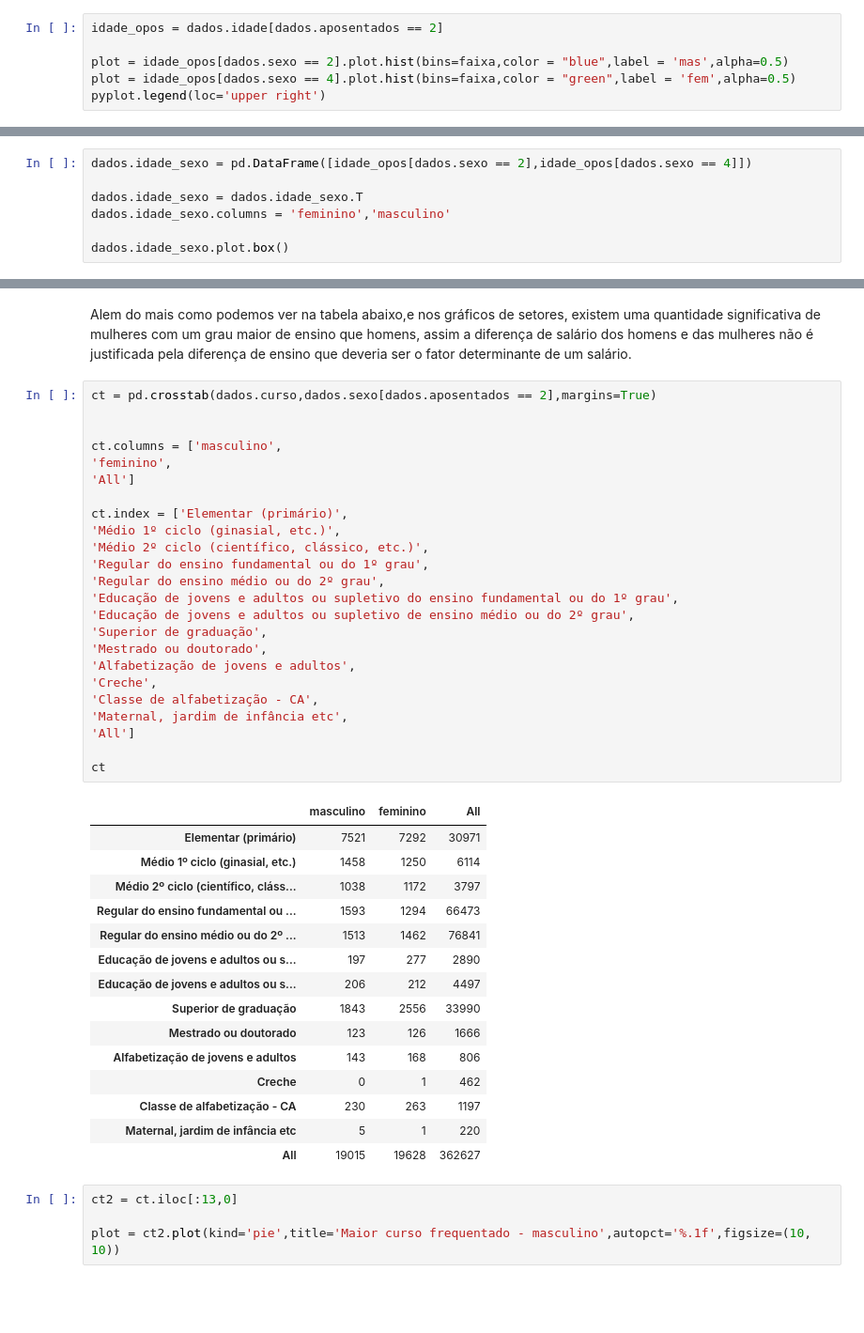
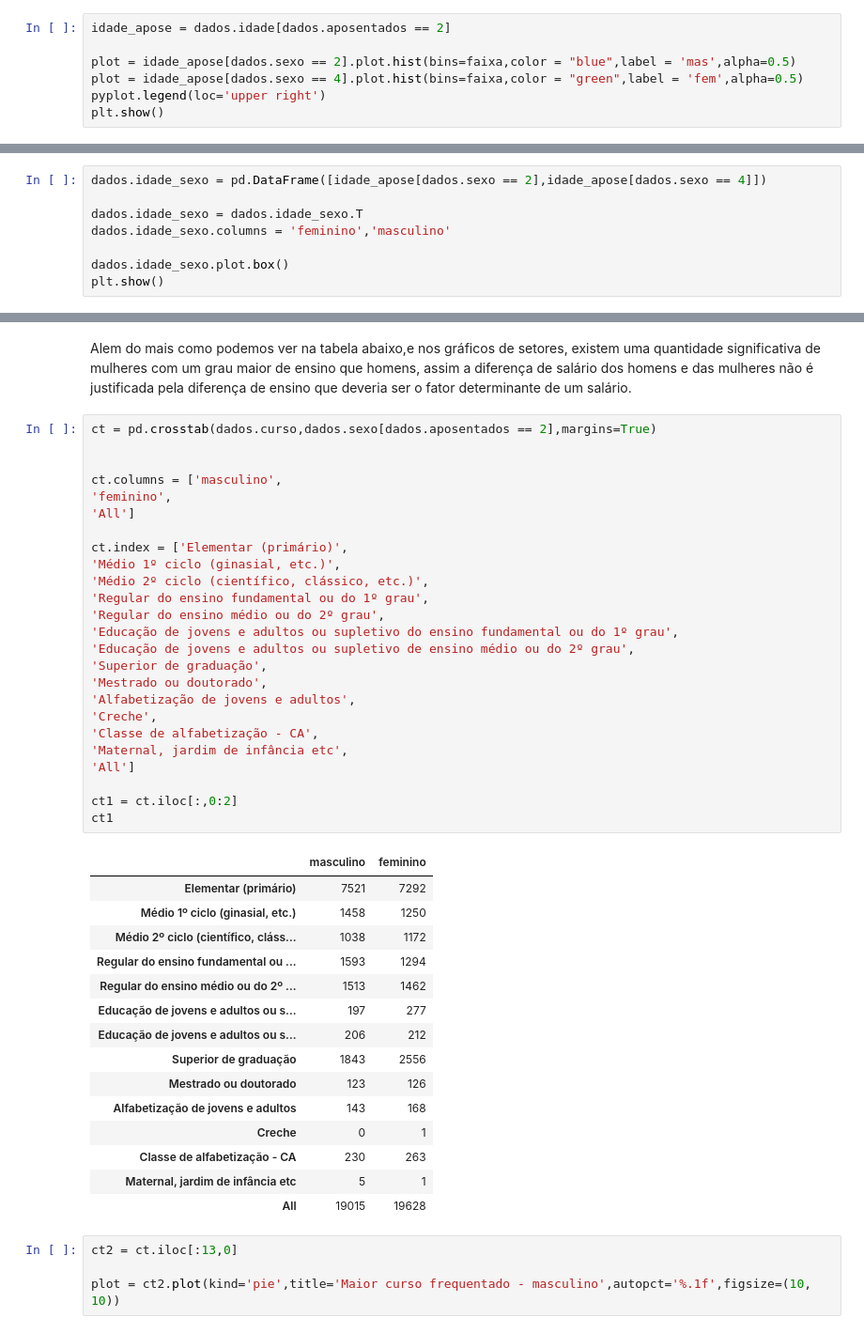
Before and after one commit to Formulos/CD, a Jupyter notebook: Projeto 1/Projeto 1.ipynb, the cells around one changed output, grey strips where cells are left out. Shown: that part at 94% size. Cells and saved outputs as stored; diff of their text form; blank space fills up the shorter version.

```diff
--- a/Projeto 1/Projeto 1.ipynb
+++ b/Projeto 1/Projeto 1.ipynb
@@ -74,9 +58,10 @@ x = variável_idade.value_counts((True)*100).round(decimals=0)
 # %% [markdown]
 Primeiro vemos que existem mais aposentados mulheres que homens, como mostra o histograma e o boxplot abaixo,porem a diferença é minima,existem 613 mulheres a mais, uma quantidade desprezivel comparada com o tamanho da PNAD
 # %%
-idade_opos = dados.idade[dados.aposentados == 2]
+idade_apose = dados.idade[dados.aposentados == 2]
 
-plot = idade_opos[dados.sexo == 2].plot.hist(bins=faixa,color = "blue",label = 'mas',alpha=0.5)
-plot = idade_opos[dados.sexo == 4].plot.hist(bins=faixa,color = "green",label = 'fem',alpha=0.5)
+plot = idade_apose[dados.sexo == 2].plot.hist(bins=faixa,color = "blue",label = 'mas',alpha=0.5)
+plot = idade_apose[dados.sexo == 4].plot.hist(bins=faixa,color = "green",label = 'fem',alpha=0.5)
 pyplot.legend(loc='upper right')
+plt.show()
 # %% [output]
@@ -84,9 +68,10 @@ pyplot.legend(loc='upper right')
 [figure]
 # %%
-dados.idade_sexo = pd.DataFrame([idade_opos[dados.sexo == 2],idade_opos[dados.sexo == 4]])
+dados.idade_sexo = pd.DataFrame([idade_apose[dados.sexo == 2],idade_apose[dados.sexo == 4]])
 
 dados.idade_sexo = dados.idade_sexo.T
 dados.idade_sexo.columns = 'feminino','masculino'
 
 dados.idade_sexo.plot.box()
+plt.show()
 # %% [output]
@@ -113,43 +97,44 @@ Alem do mais como podemos ver na tabela abaixo,e nos gráficos de setores, exist
 # %%
 ct = pd.crosstab(dados.curso,dados.sexo[dados.aposentados == 2],margins=True)
 
 
 ct.columns = ['masculino',
 'feminino',
 'All']
 
 ct.index = ['Elementar (primário)',
 'Médio 1º ciclo (ginasial, etc.)',
 'Médio 2º ciclo (científico, clássico, etc.)',
 'Regular do ensino fundamental ou do 1º grau',
 'Regular do ensino médio ou do 2º grau',
 'Educação de jovens e adultos ou supletivo do ensino fundamental ou do 1º grau',
 'Educação de jovens e adultos ou supletivo de ensino médio ou do 2º grau',
 'Superior de graduação',
 'Mestrado ou doutorado',
 'Alfabetização de jovens e adultos',
 'Creche',
 'Classe de alfabetização - CA',
 'Maternal, jardim de infância etc',
 'All']
 
-ct
+ct1 = ct.iloc[:,0:2]
+ct1
 # %% [output]
-|  | masculino | feminino | All |
-| Elementar (primário) | 7521 | 7292 | 30971 |
-| Médio 1º ciclo (ginasial, etc.) | 1458 | 1250 | 6114 |
-| Médio 2º ciclo (científico, cláss... | 1038 | 1172 | 3797 |
-| Regular do ensino fundamental ou ... | 1593 | 1294 | 66473 |
-| Regular do ensino médio ou do 2º ... | 1513 | 1462 | 76841 |
-| Educação de jovens e adultos ou s... | 197 | 277 | 2890 |
-| Educação de jovens e adultos ou s... | 206 | 212 | 4497 |
-| Superior de graduação | 1843 | 2556 | 33990 |
-| Mestrado ou doutorado | 123 | 126 | 1666 |
-| Alfabetização de jovens e adultos | 143 | 168 | 806 |
-| Creche | 0 | 1 | 462 |
-| Classe de alfabetização - CA | 230 | 263 | 1197 |
-| Maternal, jardim de infância etc | 5 | 1 | 220 |
-| All | 19015 | 19628 | 362627 |
+|  | masculino | feminino |
+| Elementar (primário) | 7521 | 7292 |
+| Médio 1º ciclo (ginasial, etc.) | 1458 | 1250 |
+| Médio 2º ciclo (científico, cláss... | 1038 | 1172 |
+| Regular do ensino fundamental ou ... | 1593 | 1294 |
+| Regular do ensino médio ou do 2º ... | 1513 | 1462 |
+| Educação de jovens e adultos ou s... | 197 | 277 |
+| Educação de jovens e adultos ou s... | 206 | 212 |
+| Superior de graduação | 1843 | 2556 |
+| Mestrado ou doutorado | 123 | 126 |
+| Alfabetização de jovens e adultos | 143 | 168 |
+| Creche | 0 | 1 |
+| Classe de alfabetização - CA | 230 | 263 |
+| Maternal, jardim de infância etc | 5 | 1 |
+| All | 19015 | 19628 |
 # %%
 ct2 = ct.iloc[:13,0]
 
```
Also changed, not shown: parts of 6 cells of this notebook.
